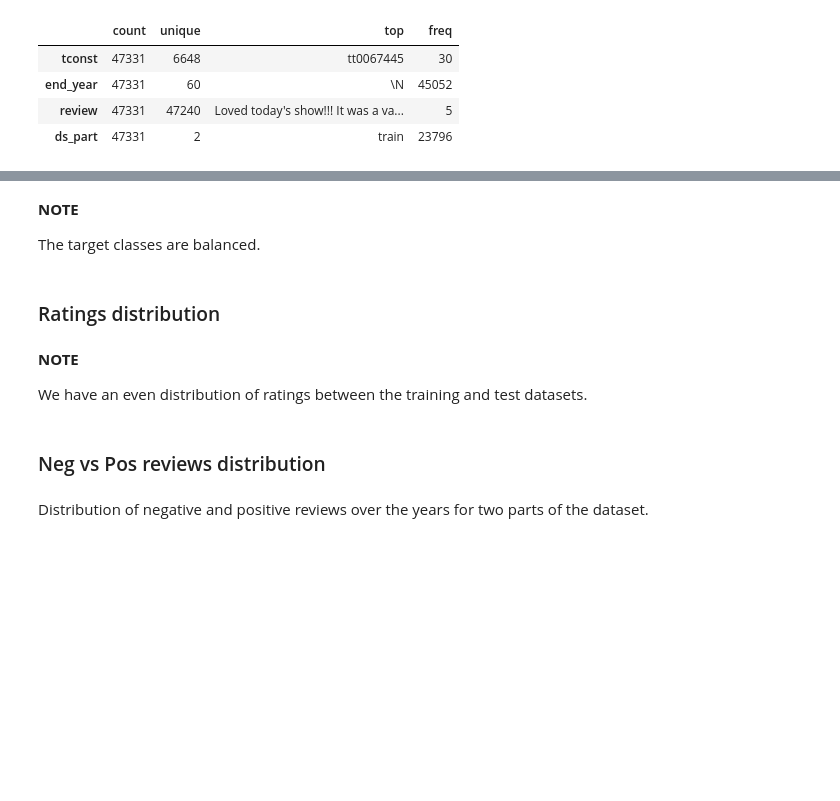
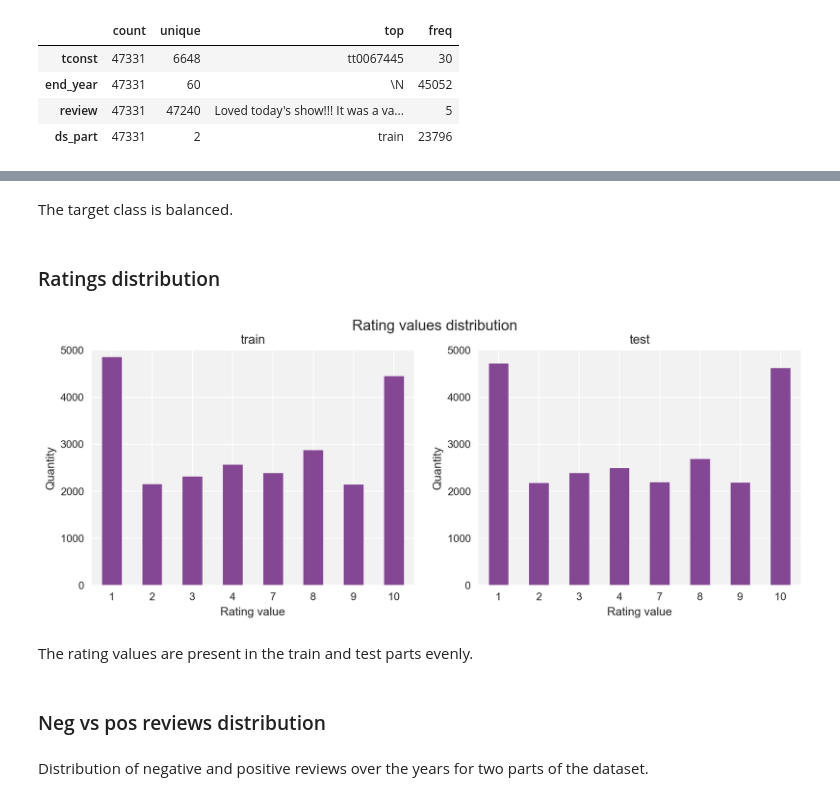
Before and after one commit to WanomiR/practicum-ds, a Jupyter notebook: DS projects/Movie reviews classification/movie-reviews-classification.ipynb, the cells around one changed output, grey strips where cells are left out. Saved outputs shown, nothing was run; the diff lists cells and outputs as text; code cells hidden in the pictures; blank space fills up the shorter version.

```diff
--- a/DS projects/Movie reviews classification/movie-reviews-classification.ipynb
+++ b/DS projects/Movie reviews classification/movie-reviews-classification.ipynb
@@ -207,25 +198,0 @@ The average number of reviews per movie increases over years, although not as dr
-# %%
-fig, axs = plt.subplots(1,2, figsize=(16, 4))
-fig.suptitle("Reviews Per Movie", fontsize=14)
-
-ax = axs[0]
-(data
- .groupby("tconst")["review"] # group the data by unique movie identifiers
- .count() # count the number of reviews per each movie
- .value_counts() # count the repeating number of reviews
- .sort_index() # sort values befor plotting
- .plot(kind="bar", ax=axs[0])
-)
-ax.set_title("Bar Plot")
-ax.set_xlabel("Number of Reviews")
-ax.set_ylabel("Quantity")
-
-ax = axs[1]
-(data
- .groupby("tconst")["review"]
- .count()
- .plot(kind="kde", ax=axs[1])
-)
-ax.set_xlim([-5, 35])
-ax.set_xlabel("Number of Reviews")
-ax.set_title("KDE Plot");
@@ -243,35 +223,27 @@ data[data["ds_part"] == "test"]["pos"].value_counts()
 # %% [markdown]
-**NOTE**
-
-The target classes are balanced.
+The target class is balanced.
 # %% [markdown]
 ### Ratings distribution
 # %%
-fig, axs = plt.subplots(1, 2, figsize=(16,4))
-plt.suptitle("Ratings Distribution", fontsize=14)
+fig, axs = plt.subplots(1, 2, figsize=(12,4))
+plt.suptitle("Rating values distribution", fontsize=14)
 
-for axis, ds_part in ((0, "train"), (1, "test")):
+for ax_, ds_part in ((0, "train"), (1, "test")):
 
-    ax = axs[axis]
-
+    ax = axs[ax_]
     ratings = (data.query("ds_part == @ds_part")["rating"]
-               .value_counts().sort_index())
-
-    ratings = (ratings
-               .reindex(index=np.arange(min(ratings.index.min(), 1), max(ratings.index.max(), 11)))
+               .value_counts().sort_index()
                .fillna(0))
 
-    ratings.plot.bar(ax=ax)
-    ax.set_ylabel("Quantity")
-    ax.set_xlabel("Rating value")
+    ratings.plot(kind="bar", ax=ax,rot=0)
+    ax.set(title=f"{ds_part}", ylabel="Quantity", xlabel="Rating value")
     ax.set_ylim([0, 5000])
-    ax.set_title("{} data".format(ds_part))
+# %% [output]
+[figure, added]
 # %% [markdown]
-**NOTE**
-
-We have an even distribution of ratings between the training and test datasets.
+The rating values are present in the train and test parts evenly.
 # %% [markdown]
-### Neg vs Pos reviews distribution
+### Neg vs pos reviews distribution
 # %% [markdown]
 Distribution of negative and positive reviews over the years for two parts of the dataset.
 # %%
```
Also changed, not shown: parts of 129 cells of this notebook, 3 other files.
